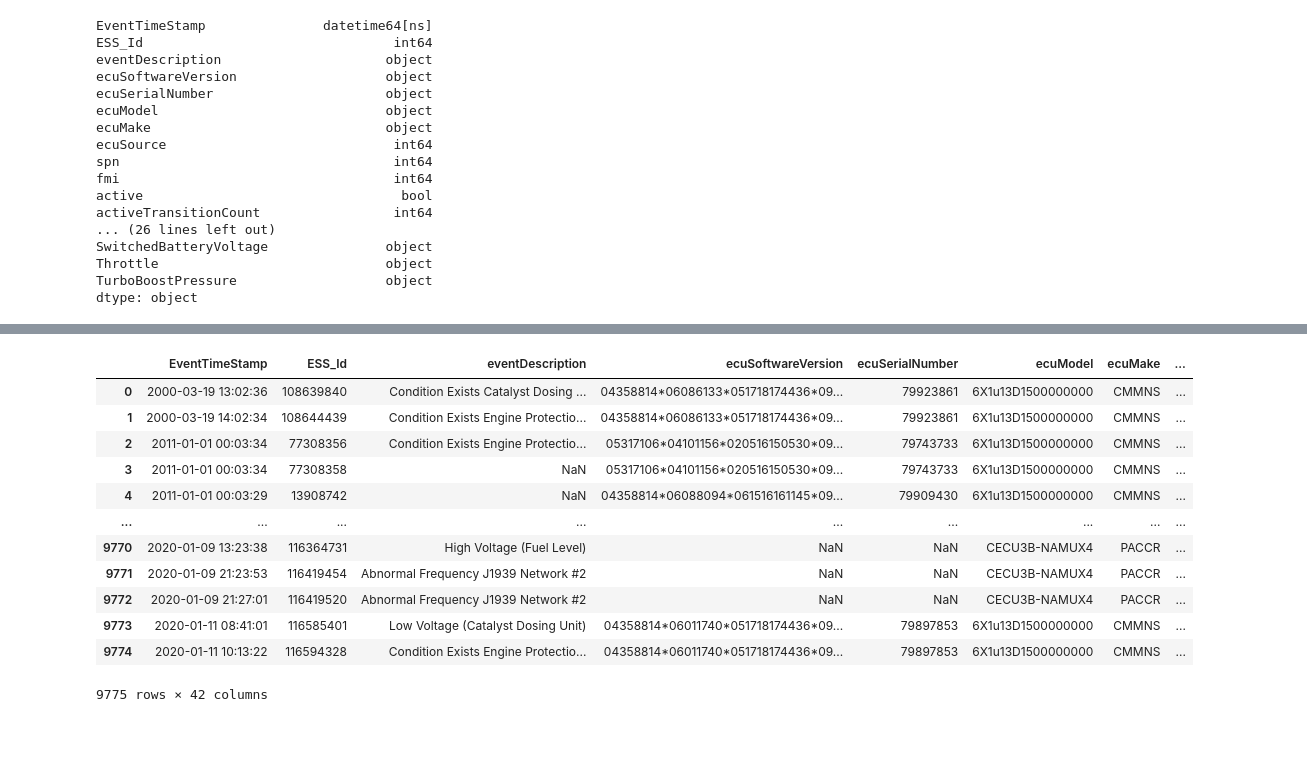
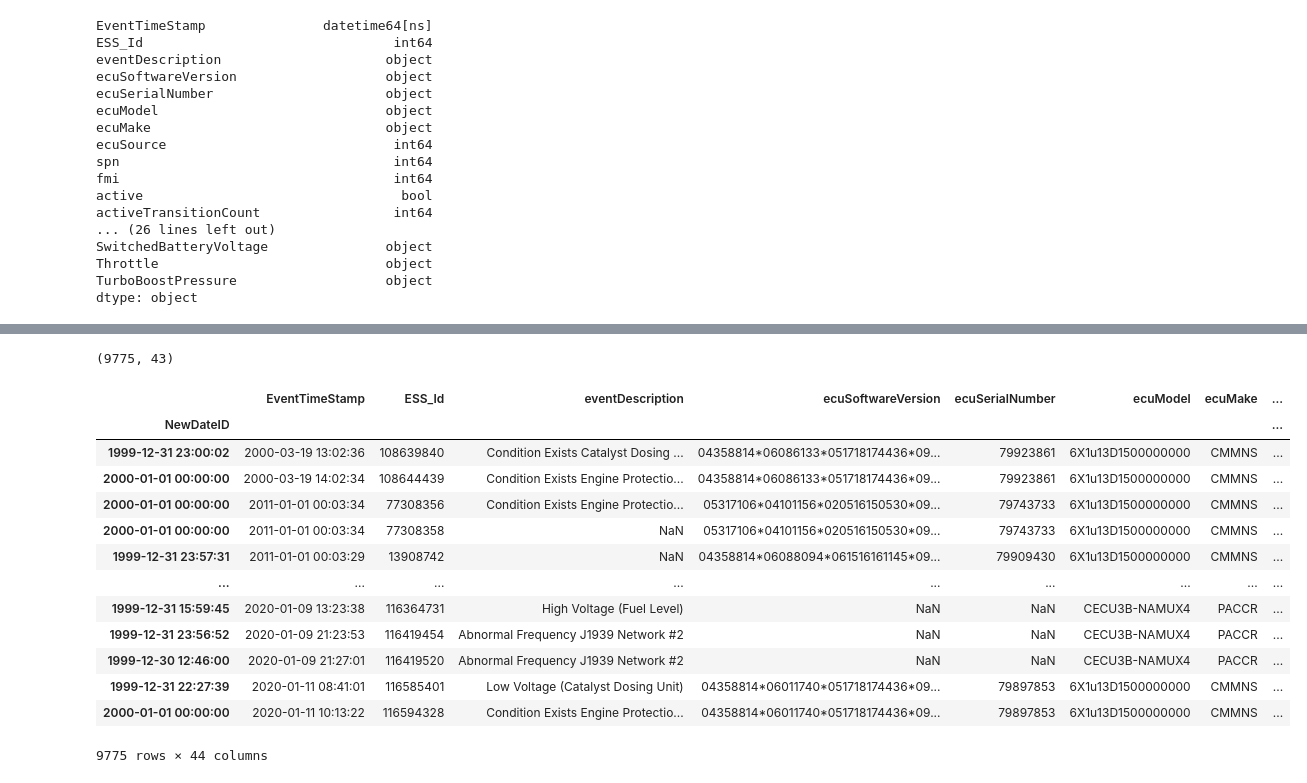
Before and after one commit to nss-data-science-cohort-5/big_g_express-the-index-out-of-rangers, a Jupyter notebook: notebooks/EDA_rolling.ipynb, the cells around one changed output, grey strips where cells are left out. Cells and saved outputs as stored; diff of their text form; code cells hidden in the pictures; blank space fills up the shorter version.

```diff
--- a/notebooks/EDA_rolling.ipynb
+++ b/notebooks/EDA_rolling.ipynb
@@ -143,17 +233,28 @@ for i in derate_trucks_list:
 # %%
 partial_derate_reset = truck_template.drop(columns='diff')
-partial_derate_reset
+partial_derate_reset = partial_derate_reset.set_index('NewDateID')
-# %% [output]
-|  | EventTimeStamp | ESS_Id | eventDescription | ecuSoftwareVersion | ecuSerialNumber | ecuModel | ecuMake | ... |
-| 0 | 2000-03-19 13:02:36 | 108639840 | Condition Exists Catalyst Dosing ... | 04358814*06086133*051718174436*09... | 79923861 | 6X1u13D1500000000 | CMMNS | ... |
-| 1 | 2000-03-19 14:02:34 | 108644439 | Condition Exists Engine Protectio... | 04358814*06086133*051718174436*09... | 79923861 | 6X1u13D1500000000 | CMMNS | ... |
-| 2 | 2011-01-01 00:03:34 | 77308356 | Condition Exists Engine Protectio... | 05317106*04101156*020516150530*09... | 79743733 | 6X1u13D1500000000 | CMMNS | ... |
-| 3 | 2011-01-01 00:03:34 | 77308358 | NaN | 05317106*04101156*020516150530*09... | 79743733 | 6X1u13D1500000000 | CMMNS | ... |
-| 4 | 2011-01-01 00:03:29 | 13908742 | NaN | 04358814*06088094*061516161145*09... | 79909430 | 6X1u13D1500000000 | CMMNS | ... |
-| ... | ... | ... | ... | ... | ... | ... | ... | ... |
-| 9770 | 2020-01-09 13:23:38 | 116364731 | High Voltage (Fuel Level) | NaN | NaN | CECU3B-NAMUX4 | PACCR | ... |
-| 9771 | 2020-01-09 21:23:53 | 116419454 | Abnormal Frequency J1939 Network #2 | NaN | NaN | CECU3B-NAMUX4 | PACCR | ... |
-| 9772 | 2020-01-09 21:27:01 | 116419520 | Abnormal Frequency J1939 Network #2 | NaN | NaN | CECU3B-NAMUX4 | PACCR | ... |
-| 9773 | 2020-01-11 08:41:01 | 116585401 | Low Voltage (Catalyst Dosing Unit) | 04358814*06011740*051718174436*09... | 79897853 | 6X1u13D1500000000 | CMMNS | ... |
-| 9774 | 2020-01-11 10:13:22 | 116594328 | Condition Exists Engine Protectio... | 04358814*06011740*051718174436*09... | 79897853 | 6X1u13D1500000000 | CMMNS | ... |
-9775 rows × 42 columns
+# %%
+
+truck_template.shape
+# %% [output]
+(9775, 43)
+# %%
+partial_derate_reset['EventCluster_3H'] = 1
+partial_derate_reset['EventCluster_6H'] = 1
+partial_derate_reset['EventCluster_12H'] = 1
+partial_derate_reset
+# %% [output]
+|  | EventTimeStamp | ESS_Id | eventDescription | ecuSoftwareVersion | ecuSerialNumber | ecuModel | ecuMake | ... |
+| NewDateID |  |  |  |  |  |  |  | ... |
+| 1999-12-31 23:00:02 | 2000-03-19 13:02:36 | 108639840 | Condition Exists Catalyst Dosing ... | 04358814*06086133*051718174436*09... | 79923861 | 6X1u13D1500000000 | CMMNS | ... |
+| 2000-01-01 00:00:00 | 2000-03-19 14:02:34 | 108644439 | Condition Exists Engine Protectio... | 04358814*06086133*051718174436*09... | 79923861 | 6X1u13D1500000000 | CMMNS | ... |
+| 2000-01-01 00:00:00 | 2011-01-01 00:03:34 | 77308356 | Condition Exists Engine Protectio... | 05317106*04101156*020516150530*09... | 79743733 | 6X1u13D1500000000 | CMMNS | ... |
+| 2000-01-01 00:00:00 | 2011-01-01 00:03:34 | 77308358 | NaN | 05317106*04101156*020516150530*09... | 79743733 | 6X1u13D1500000000 | CMMNS | ... |
+| 1999-12-31 23:57:31 | 2011-01-01 00:03:29 | 13908742 | NaN | 04358814*06088094*061516161145*09... | 79909430 | 6X1u13D1500000000 | CMMNS | ... |
+| ... | ... | ... | ... | ... | ... | ... | ... | ... |
+| 1999-12-31 15:59:45 | 2020-01-09 13:23:38 | 116364731 | High Voltage (Fuel Level) | NaN | NaN | CECU3B-NAMUX4 | PACCR | ... |
+| 1999-12-31 23:56:52 | 2020-01-09 21:23:53 | 116419454 | Abnormal Frequency J1939 Network #2 | NaN | NaN | CECU3B-NAMUX4 | PACCR | ... |
+| 1999-12-30 12:46:00 | 2020-01-09 21:27:01 | 116419520 | Abnormal Frequency J1939 Network #2 | NaN | NaN | CECU3B-NAMUX4 | PACCR | ... |
+| 1999-12-31 22:27:39 | 2020-01-11 08:41:01 | 116585401 | Low Voltage (Catalyst Dosing Unit) | 04358814*06011740*051718174436*09... | 79897853 | 6X1u13D1500000000 | CMMNS | ... |
+| 2000-01-01 00:00:00 | 2020-01-11 10:13:22 | 116594328 | Condition Exists Engine Protectio... | 04358814*06011740*051718174436*09... | 79897853 | 6X1u13D1500000000 | CMMNS | ... |
+9775 rows × 44 columns
```
Also changed, not shown: parts of 12 cells of this notebook.
